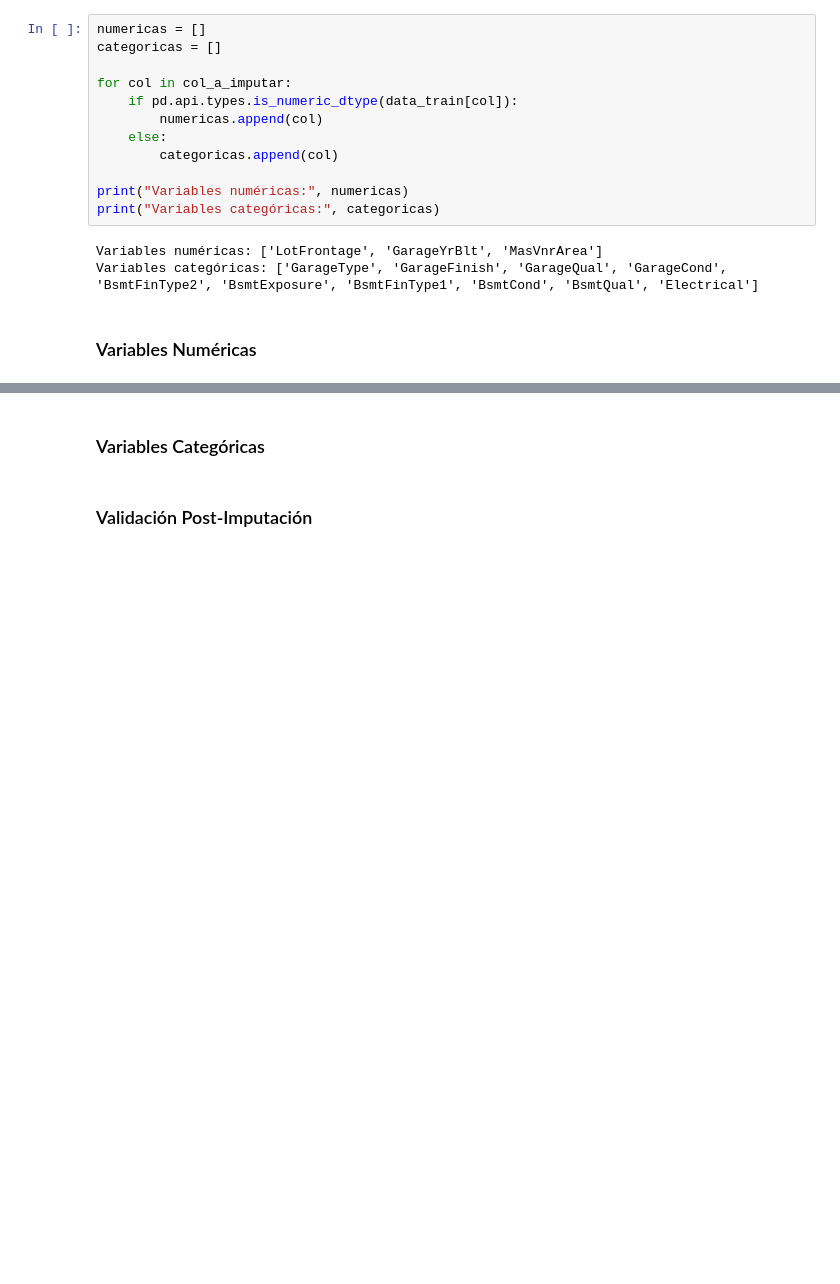
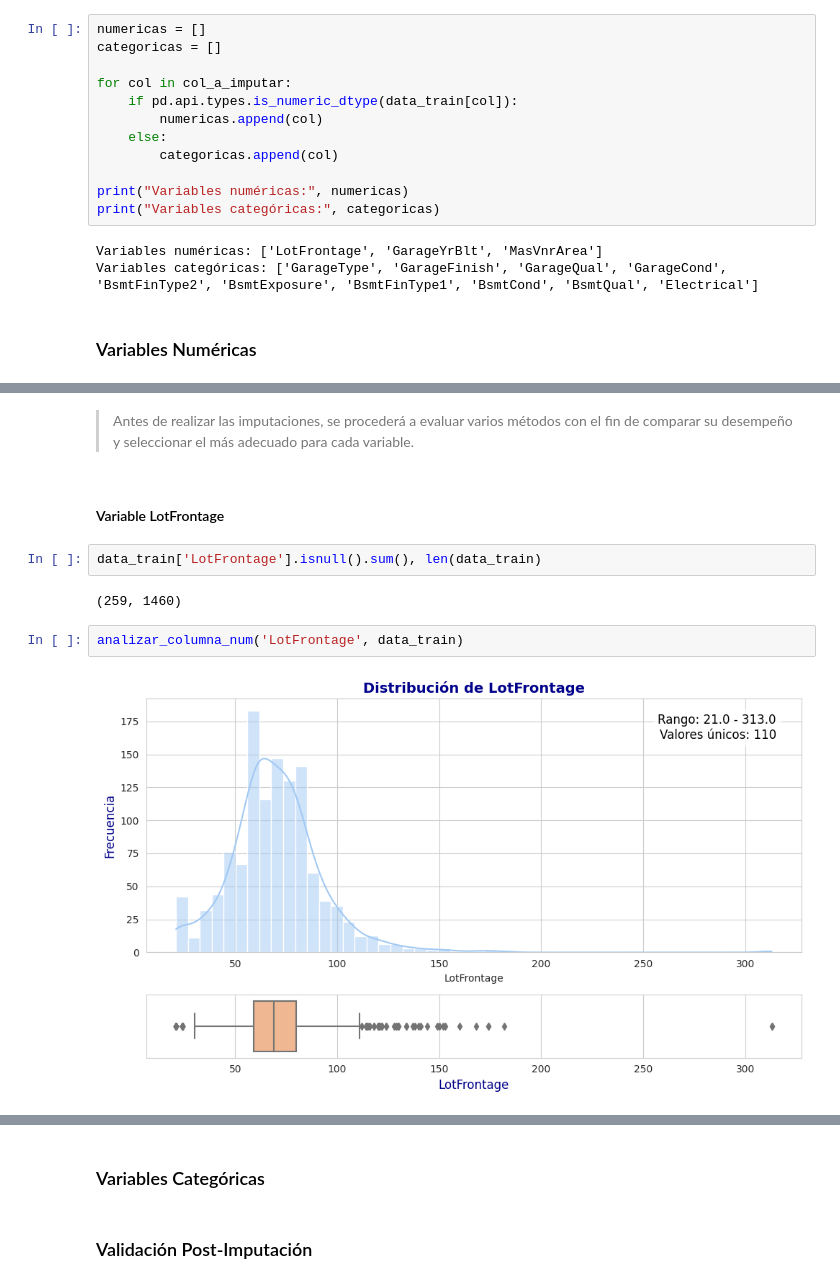
Before and after one commit to 1Dnns/Regression-Projects, a Jupyter notebook: House Prices/notebooks/feacture_engineering.ipynb, the cells around one changed output, grey strips where cells are left out. Cells and saved outputs as stored; diff of their text form; blank space fills up the shorter version.

```diff
--- a/House Prices/notebooks/feacture_engineering.ipynb
+++ b/House Prices/notebooks/feacture_engineering.ipynb
@@ -135,0 +134,12 @@ False
+# %% [markdown]
+> Antes de realizar las imputaciones, se procederá a evaluar varios métodos con el fin de comparar su desempeño y seleccionar el más adecuado para cada variable.
+# %% [markdown]
+#### Variable LotFrontage
+# %%
+data_train['LotFrontage'].isnull().sum(), len(data_train)
+# %% [output]
+(259, 1460)
+# %%
+analizar_columna_num('LotFrontage', data_train)
+# %% [output]
+[figure, added]
```
Also changed, not shown: parts of 15 cells of this notebook, 1 other file.
